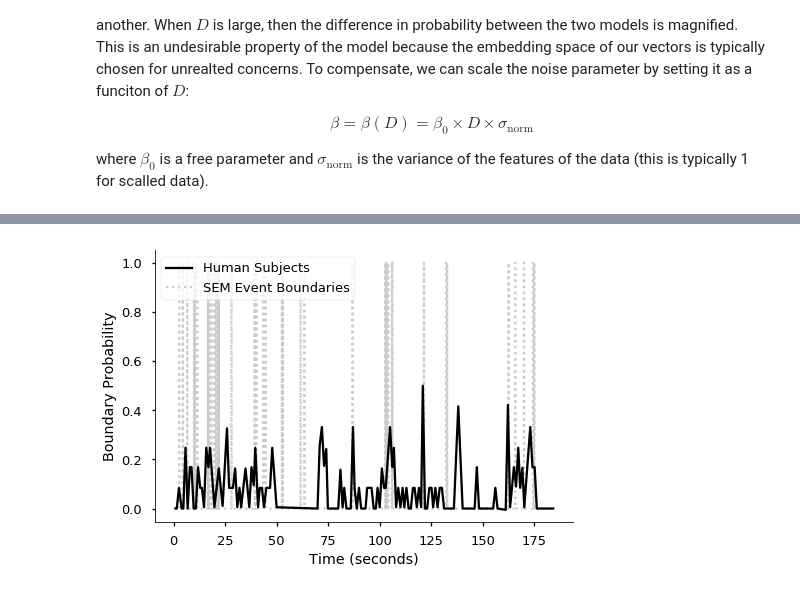
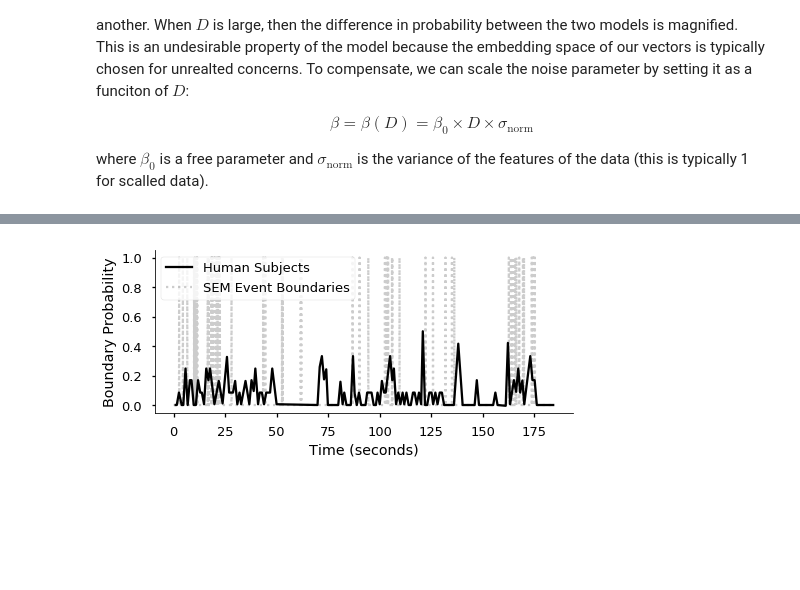
Before and after one commit to nicktfranklin/SEM_paper_simulations, a Jupyter notebook: Demo - Video (Gaussian Events).ipynb, the cells around one changed output, grey strips where cells are left out. Saved outputs shown, nothing was run; the diff lists cells and outputs as text; code cells hidden in the pictures; blank space fills up the shorter version.

```diff
--- a/Demo - Video (Gaussian Events).ipynb
+++ b/Demo - Video (Gaussian Events).ipynb
@@ -42,25 +39,25 @@ plt.show()
 # %% [output]
 [figure]
 # %%
-sns.set_context('poster')
-t = np.arange(np.shape(sax)[0], dtype='float') / 30.0
-plt.figure(figsize=(5, 5))
-plt.plot(sax_tsne[:, 0], sax_tsne[:, 1], color='k', alpha=0.1)
-sc = plt.scatter(sax_tsne[:, 0], sax_tsne[:, 1], c=t, marker='.')
+# sns.set_context('poster')
+# t = np.arange(np.shape(sax)[0], dtype='float') / 30.0
+# plt.figure(figsize=(5, 5))
+# plt.plot(sax_tsne[:, 0], sax_tsne[:, 1], color='k', alpha=0.1)
+# sc = plt.scatter(sax_tsne[:, 0], sax_tsne[:, 1], c=t, marker='.')
 
-plt.plot(sax_tsne[225,  0], sax_tsne[225, 1], c='r', marker='d', markersize=4)
-plt.plot(sax_tsne[2500, 0], sax_tsne[2500, 1], c='r', marker='d', markersize=4)
-# plt.plot(sax_tsne[5000, 0], sax_tsne[5000, 1], c='k', marker='d')
+# plt.plot(sax_tsne[225,  0], sax_tsne[225, 1], c='r', marker='d', markersize=4)
+# plt.plot(sax_tsne[2500, 0], sax_tsne[2500, 1], c='r', marker='d', markersize=4)
+# # plt.plot(sax_tsne[5000, 0], sax_tsne[5000, 1], c='k', marker='d')
 
 
 
-cbar = plt.colorbar(sc, fraction=0.046, pad=0.04)
-cbar.set_label('Time (Seconds)')
+# cbar = plt.colorbar(sc, fraction=0.046, pad=0.04)
+# cbar.set_label('Time (Seconds)')
 
-plt.xticks([])
-plt.yticks([])
-# plt.show()
-# plt.savefig('sax_tSNE.png', dpi=300, bbox_inches='tight')
+# plt.xticks([])
+# plt.yticks([])
+# # plt.show()
+# # plt.savefig('sax_tSNE.png', dpi=300, bbox_inches='tight')
 # %% [output]
 ([], <a list of 0 Text yticklabel objects>)
 [figure]
@@ -219,29 +280,29 @@ NameError: name 'tf' is not defined
 # %%
 boundaries = y_hat[:-1] != y_hat[1:]
 x = np.arange(1, len(boundaries) + 1) / 30.0
 
 
 # # np.arange(np.shape(sax)[0], dtype='float') / 30.0
 sns.set_context('talk')
-plt.subplots(1, 1, figsize=(7.5, 5.0))
+plt.subplots(1, 1, figsize=(7.5, 3.0))
 # plt.plot(np.arange(1, np.shape(sem.results.pe)[0]+1, dtype='float') / 30.0, zero_one_scale(sem.results.pe))
 
 # young_warned_sax = pd.read_csv('zachs_2006_young_warned.csv', header=-1)
 # young_warned_sax.set_index(0, inplace=True)
 # plt.plot(young_warned_sax.index, young_warned_sax[1], 'r', alpha=0.5, label='Human Subjects (Young Warned)')
 
-young_warned_sax = pd.read_csv('zachs_2006_young_unwarned.csv', header=-1)
+young_warned_sax = pd.read_csv('data/zachs_2006_young_unwarned.csv', header=-1)
 young_warned_sax.set_index(0, inplace=True)
 plt.plot(young_warned_sax.index, young_warned_sax[1], 'k', alpha=1.0, label='Human Subjects')
 
 plt.plot(x, boundaries, 'k:', alpha=0.2, label='SEM Event Boundaries')
 
 plt.ylabel('Boundary Probability')
 plt.xlabel('Time (seconds)')
 
 plt.legend(loc='upper left',)
 sns.despine()
 
 plt.savefig('GaussianEventsVsHuman.png', dpi=300)
 # %% [output]
-[figure, old version]
+[figure, new version]
```
Also changed, not shown: parts of 18 cells of this notebook, 2 other files.
